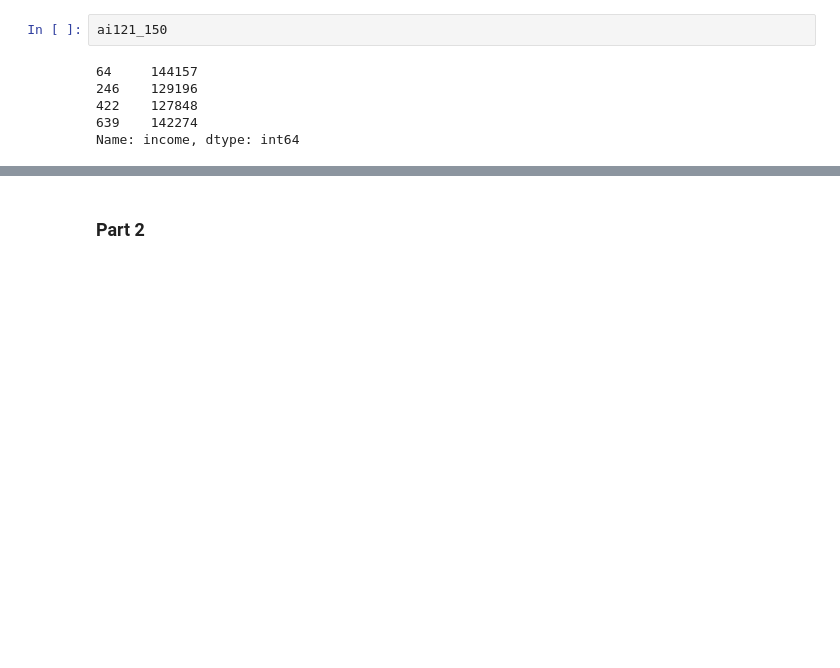
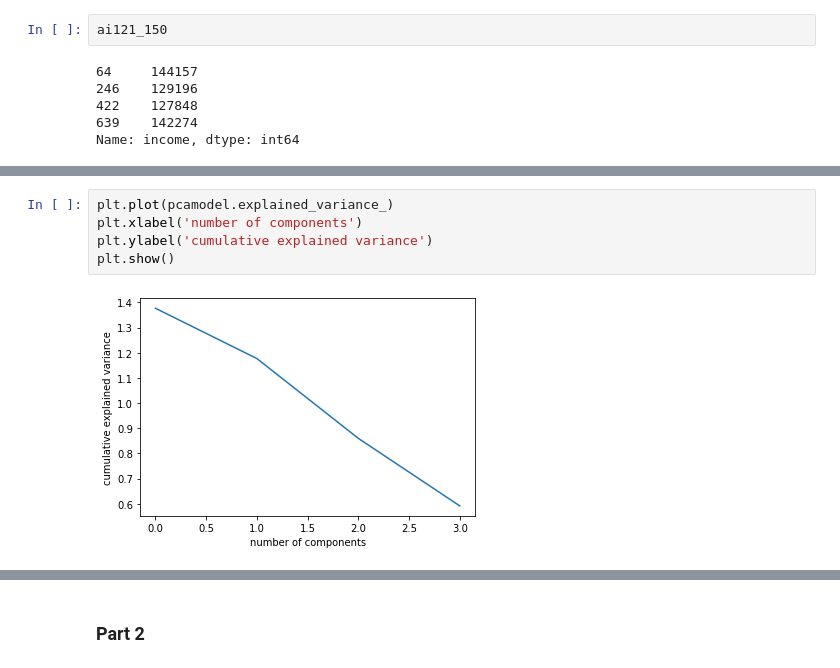
Before and after one commit to emre-bolcakan/miniproject-III, a Jupyter notebook: mini-project-III.ipynb, the cells around one changed output, grey strips where cells are left out. Saved outputs shown, nothing was run; the diff lists cells and outputs as text; blank space fills up the shorter version.

```diff
--- a/mini-project-III.ipynb
+++ b/mini-project-III.ipynb
@@ -246,0 +314,7 @@ plt.show()
+# %%
+plt.plot(pcamodel.explained_variance_)
+plt.xlabel('number of components')
+plt.ylabel('cumulative explained variance')
+plt.show()
+# %% [output]
+[figure, added]
```
Also changed, not shown: parts of 21 cells of this notebook, 3 other files.
